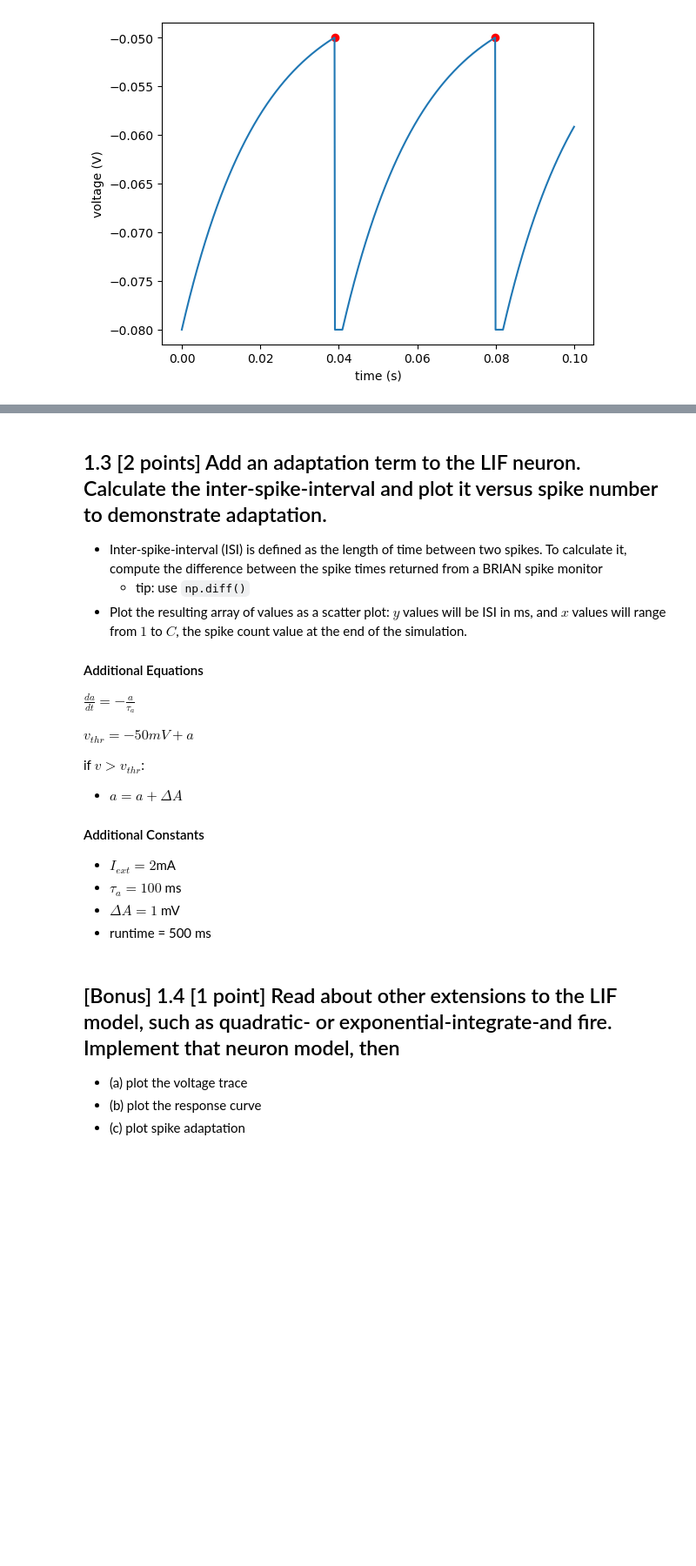
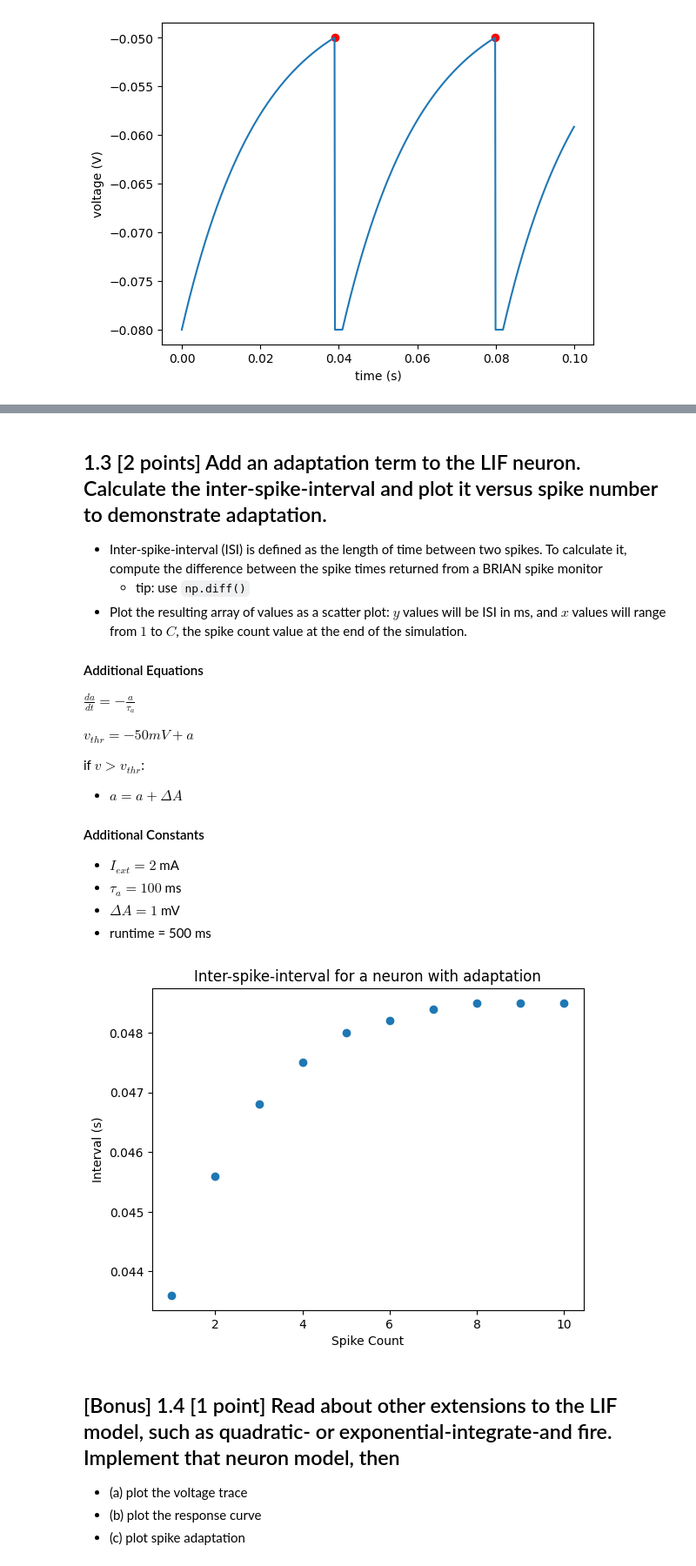
Before and after one commit to draymond63/syde-552, a Jupyter notebook: assignment1.ipynb, the cells around one changed output, grey strips where cells are left out. Shown: that part at 87% size. Cells and saved outputs as stored; diff of their text form; code cells hidden in the pictures; blank space fills up the shorter version.

```diff
--- a/assignment1.ipynb
+++ b/assignment1.ipynb
@@ -289,7 +290,7 @@ if $v > v_{thr}$:
   - $a = a + \Delta A$
 
 #### Additional Constants
-- $I_{ext} = 2$mA
+- $I_{ext} = 2$ mA
 - $\tau_a = 100$ ms
 - $\Delta A = 1$ mV
 - runtime = 500 ms
@@ -298,3 +297,25 @@ if $v > v_{thr}$:
+# %%
+eqns = Equations('dv/dt = -1/(R*C)*(v-E_leak) + 1/C*I_ext : volt (unless refractory)')
+eqns += Equations('da/dt = -a/tau : volt')
+thr = '''v > V_thr + a'''
+ref = '''T_ref'''
+rst = '''v = V_reset; a += delta_a'''
+
+ens = NeuronGroup(1, eqns, threshold=thr, reset=rst, refractory=ref, method='exact')
+p_s = SpikeMonitor(ens, variables=['v'])
+net = Network(ens, p_s)
+
+net.run(500*ms, namespace={'delta_a': 1*mV, 'tau': 100*ms, 'V_thr': V_thr, 'V_reset': V_reset, 'T_ref': T_ref, 'E_leak': E_leak, 'R': R, 'C': C, 'I_ext': 2*mA})
+
+# Get the inter-spike-interval
+isi = np.diff(p_s.t)
+# Plot the ISI histogram
+fig, ax = plt.subplots()
+ax.scatter(range(1, len(p_s.t)), isi)
+ax.set(xlabel='Spike Count', ylabel='Interval (s)', title='Inter-spike-interval for a neuron with adaptation')
+plt.show()
+# %% [output]
+[figure, added]
 # %% [markdown]
 ## [Bonus] 1.4 [1 point] Read about other extensions to the LIF model, such as quadratic- or exponential-integrate-and fire. Implement that neuron model, then
  - (a) plot the voltage trace
```
Also changed, not shown: parts of 3 cells of this notebook.
